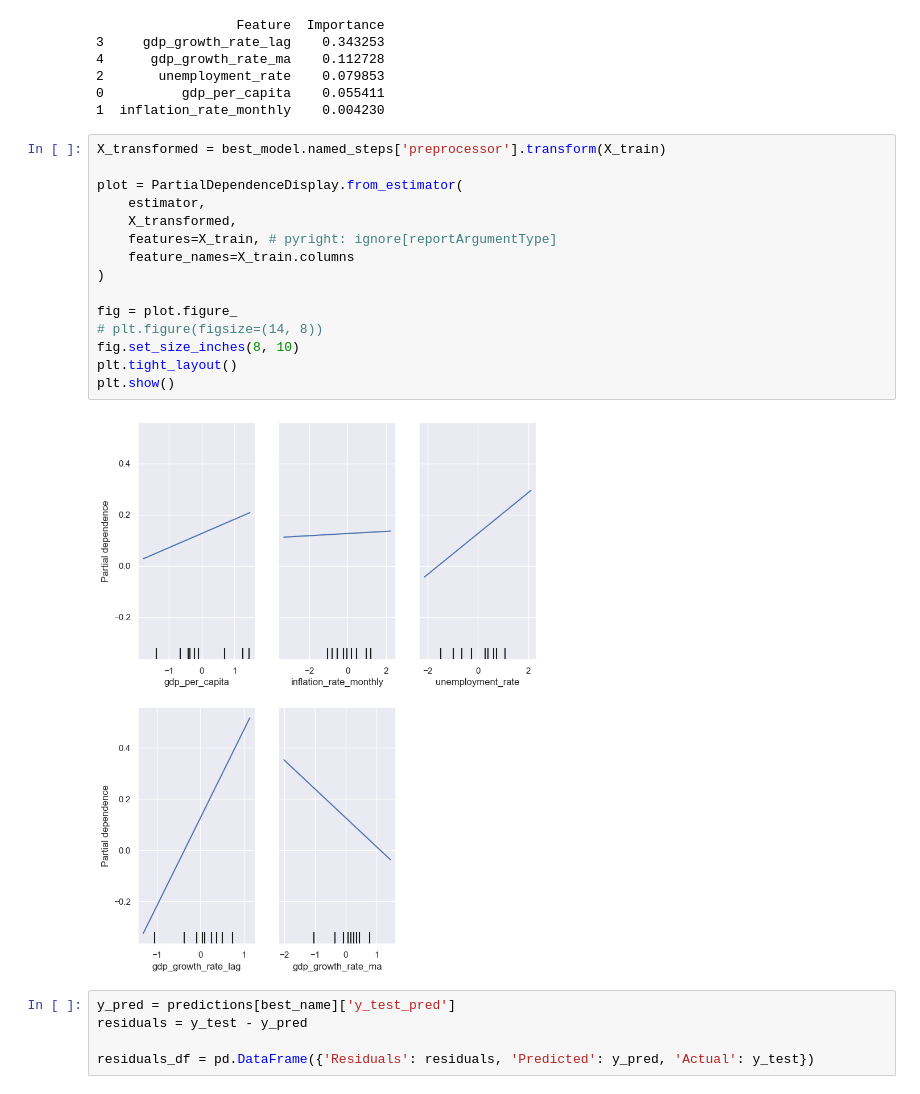
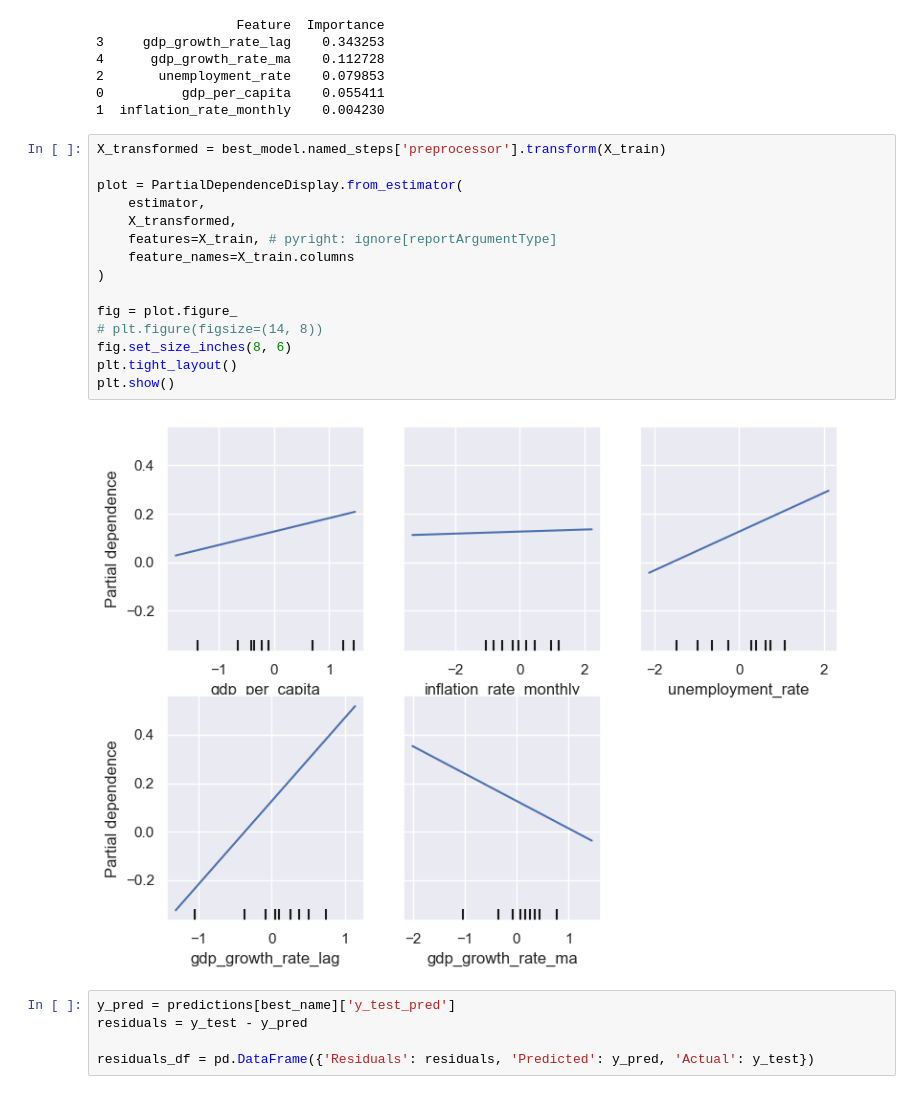
Before and after one commit to Grena30/Exploratory-Data-Analysis, a Jupyter notebook: Modelling/model.ipynb, the cells around one changed output. Cells and saved outputs as stored; diff of their text form.

```diff
--- a/Modelling/model.ipynb
+++ b/Modelling/model.ipynb
@@ -837,20 +842,20 @@ print(importance_df.head(10))
 # %%
 X_transformed = best_model.named_steps['preprocessor'].transform(X_train)
 
 plot = PartialDependenceDisplay.from_estimator(
     estimator,
     X_transformed,
     features=X_train, # pyright: ignore[reportArgumentType]
     feature_names=X_train.columns
 )
 
 fig = plot.figure_
 # plt.figure(figsize=(14, 8))
-fig.set_size_inches(8, 10)
+fig.set_size_inches(8, 6)
 plt.tight_layout()
 plt.show()
 # %% [output]
-[figure, old version]
+[figure, new version]
 # %%
 y_pred = predictions[best_name]['y_test_pred']
 residuals = y_test - y_pred
```
Also changed, not shown: parts of 7 cells of this notebook, 1 other file.
